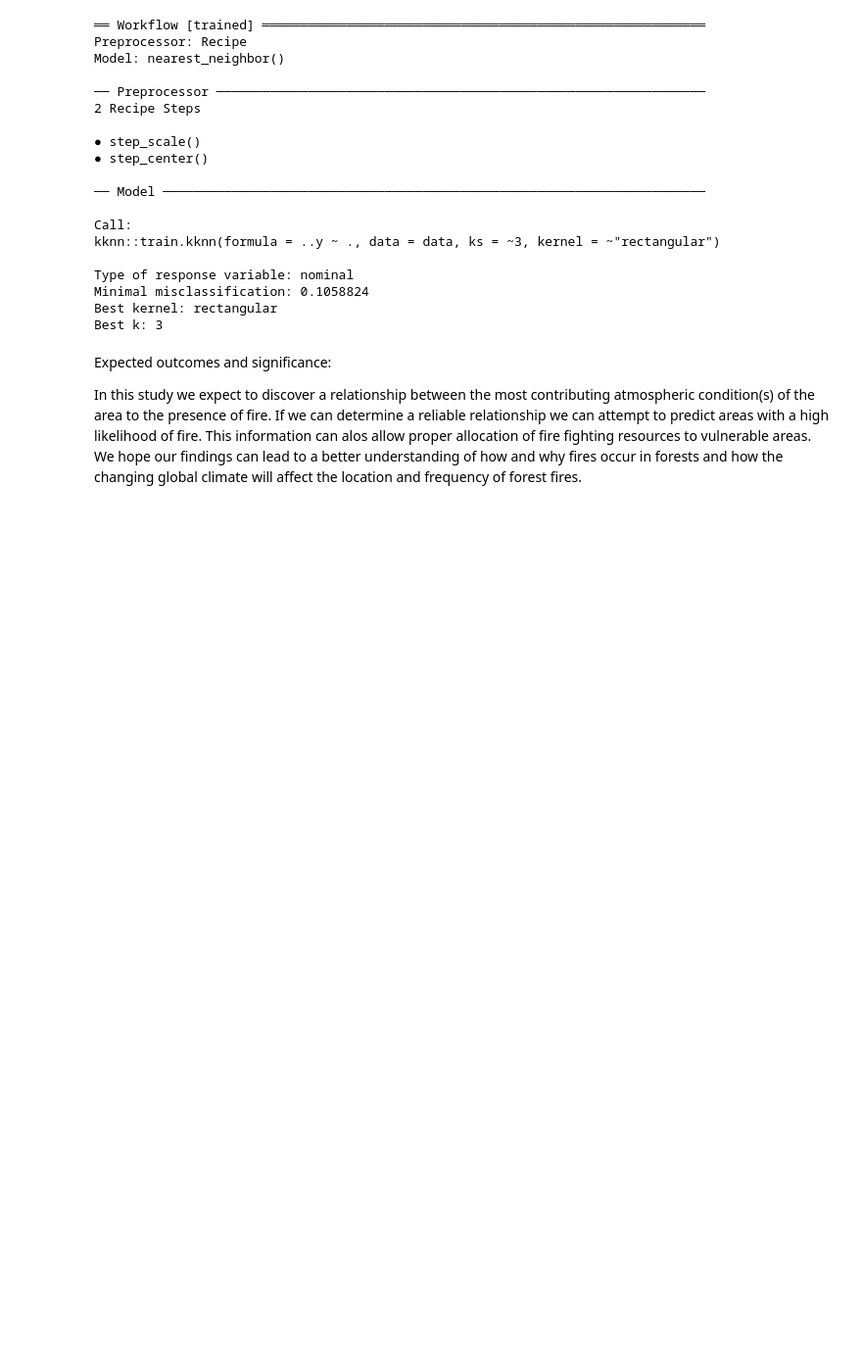
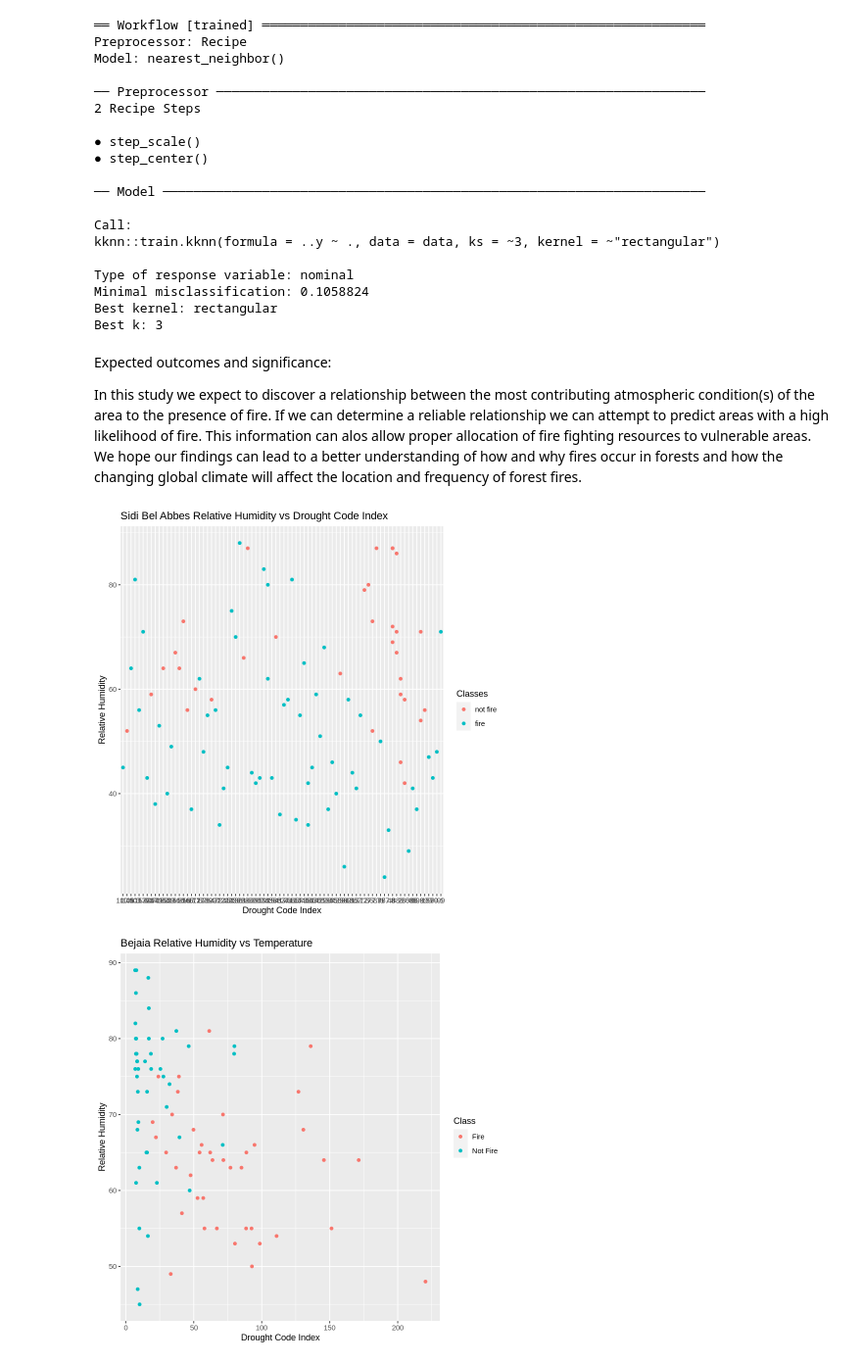
Before and after one commit to Bchau02/DSCI-100-Group-11-Project, a Jupyter notebook: Project.ipynb, the cells around one changed output. Shown: that part at 98% size. Saved outputs shown, nothing was run; the diff lists cells and outputs as text; code cells hidden in the pictures; blank space fills up the shorter version.

Commit message:
added DC and ISI graphs
n/a

```diff
--- a/Project.ipynb
+++ b/Project.ipynb
@@ -367,3 +385,46 @@ Best k: 3
 Expected outcomes and significance:
 
  In this study we expect to discover a relationship between the most contributing atmospheric condition(s) of the area to the presence of fire. If we can determine a reliable relationship we can attempt to predict areas with a high likelihood of fire. This information can alos allow proper allocation of fire fighting resources to vulnerable areas. We hope our findings can lead to a better understanding of how and why fires occur in forests and how the changing global climate will affect the location and frequency of forest fires.
+# %%
+Sidi_Bel_Abbes_DC <- Sidi_Bel_Abbes_train %>%
+
+select(DC, RH, Classes)%>%
+
+filter(Classes != "NA") %>%
+
+ggplot(aes(x=DC, y= RH, color = Classes))+
+
+geom_point()+
+
+xlab("Drought Code Index")+
+
+ylab("Relative Humidity")+
+
+labs(title="Sidi Bel Abbes Relative Humidity vs Drought Code Index")
+
+Sidi_Bel_Abbes_DC
+
+
+
+Bejaia_DC <- Bejaia_train %>%
+
+select(DC, RH, Class)%>%
+
+filter(Class != "NA") %>%
+
+filter(Class != '') %>%
+
+ggplot(aes(x=DC, y= RH, color = Class))+
+
+geom_point()+
+
+xlab("Drought Code Index")+
+
+ylab("Relative Humidity")+
+
+labs(title="Bejaia Relative Humidity vs Temperature")
+
+Bejaia_DC
+# %% [output]
+[figure, added]
+[figure, added]
```
Also changed, not shown: parts of 2 cells of this notebook.
